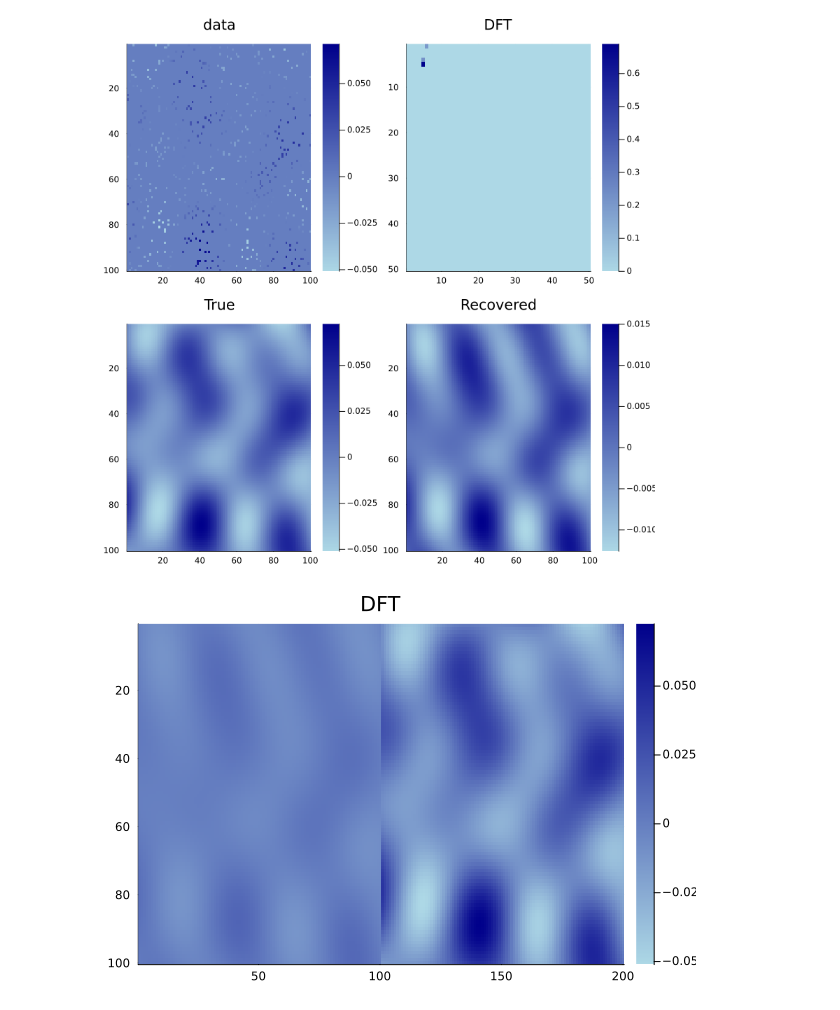
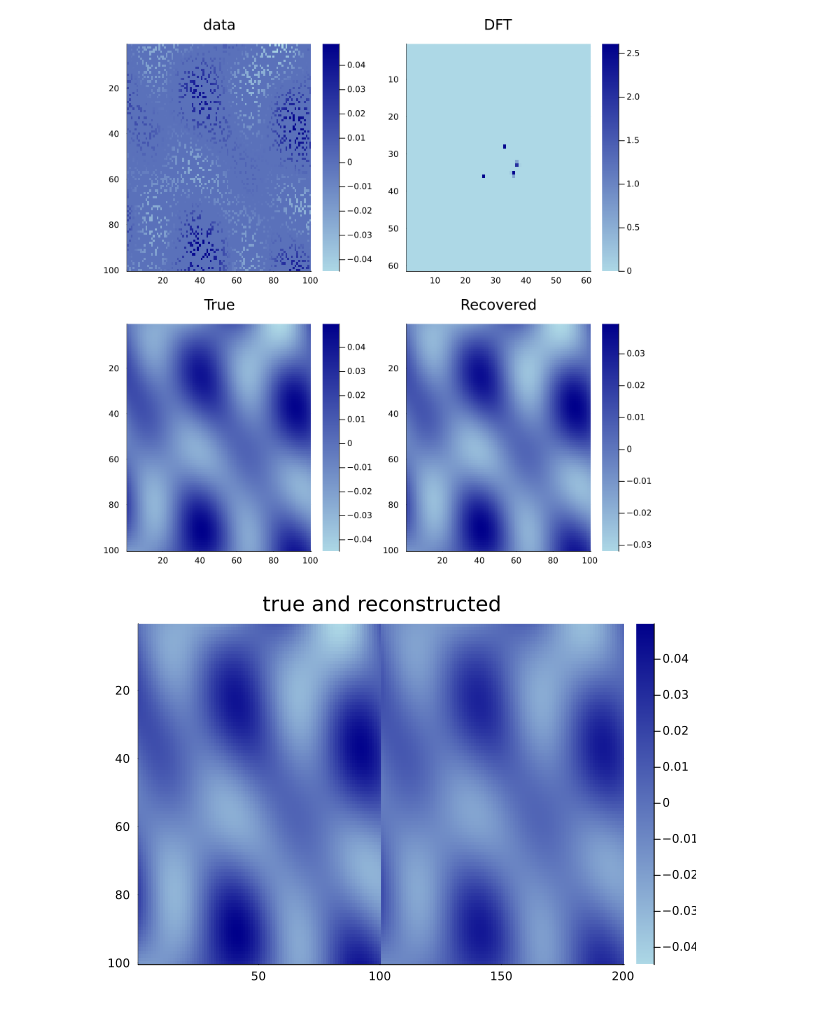
Before and after one commit to msacchi/MiniOps.jl, a Jupyter notebook: 01_demo.ipynb, the cells around one changed output. Saved outputs shown, nothing was run; the diff lists cells and outputs as text; code cells hidden in the pictures.

Commit message:
corrected demos

```diff
--- a/01_demo.ipynb
+++ b/01_demo.ipynb
@@ -118,44 +185,56 @@ conv1d_cols m : -1 n : -1
 # %%
-# demo Fourier reconstruction with SD
-# c= F'PR'y y = R P' Fc
+# Demo showing Fourier 2D Reconstruction with Sparsity Constraints
+# ----------------------------------------------------------------
+#
+# Solve || A c - y ||_2^2 + λ ||c||_1 where y = R x, x is desired data (2D) and y is
+# data measured. c are 2D DFT coefficients.
+
+# Adjoint c= F'PR'y
+# Forwadd y = R P' Fc
+
+# F: Fourier synthetis operator (fft_op)
+# P: Padding operator (pad_op)
+# R: Sampling operator
 
 nx,  ny  = 100, 100
 nkx, nky = 256, 256
 p1,  p2  = (nkx-nx)÷2,(nky-ny)÷2
 
 full_size = (nx, ny)
-mask = rand(nx * ny) .> 0.95
+mask = rand(nx * ny) .> 0.8
 idx  = findall(mask)
 
 R = sampling_op(idx, full_size)
 
-x = zeros(ComplexF64, nkx, nky)
-F = fft_op(x)
+# True DFT coefficients
 
-
-x[4,5] = 3.0 - im*3.0; x[2,6]   = 2.0 - im*3.0; x[2, 251] = 2.0 - im*3.0
-x[5,251] = 1.2 - im*3.0 ;x[253,2] = 1.0 - im*3.0; x[251,252] = 2.0 - im*2.0
+c = zeros(ComplexF64, nkx, nky)
+F = fft_op(c)
+c[4,5] = 3.0 - im*3.0; c[2,6]   = 2.0 - im*3.0; x[2, 251] = 2.0 - im*3.0
+c[5,251] = 1.2 - im*3.0 ;c[253,2] = 1.0 - im*3.0; x[251,252] = 2.0 - im*2.0
 
 P = pad_op((nx,ny),(p1,p2),(p1,p2))
 A = R*P'*F
-y = A*x
+# Data to reconstruct
+y = A*c
 
-u0 = randn(ComplexF64,nkx,nky)
-e = opnorm_power(A,u0)
+# Inverse DFT coefficients and then use them to reconstruct the data
 
+ci = randn(ComplexF64,nkx,nky)
+e = opnorm_power(A,ci)
 μ = 0.02
 ν = 0.98/e^2
-u = ista(A, y, u0, μ, ν; niter=900, verbose=false);
+ci = ista(A, y, u0, μ, ν; niter=900, verbose=false);
 # %%
 
 p1 = heatmap(real.(R'*y), cmap=:blues, yflip=true, title="data")
-p2 = heatmap(((abs.(u))[1:50,1:50]),  cmap=:blues, yflip=true, title="DFT")
-p3 = heatmap(real.(P'*F*x), cmap=:blues, yflip=true, title="True")
-p4 = heatmap(real.(P'*F*u),  cmap=:blues, yflip=true, title="Recovered")
+p2 = heatmap((fftshift(abs.(ci))[128-30:128+30,128-30:128+30]),  cmap=:blues, yflip=true, title="DFT")
+p3 = heatmap(real.(P'*F*c), cmap=:blues, yflip=true, title="True")
+p4 = heatmap(real.(P'*F*ci),  cmap=:blues, yflip=true, title="Recovered")
 plot(p1, p2, p3, p4, layout = (2,2), size=(800,800))
 # %% [output]
-[figure, old version]
+[figure, new version]
 # %%
-heatmap(hcat(real.(P'*F*u),real.(P'*F*x)),  cmap=:blues, yflip=true, title="DFT")
+heatmap(hcat(real.(P'*F*c),real.(P'*F*ci)),  cmap=:blues, yflip=true, title="true and reconstructed")
 # %% [output]
-[figure, old version]
+[figure, new version]
```
Also changed, not shown: parts of 9 cells of this notebook, 4 other files.
